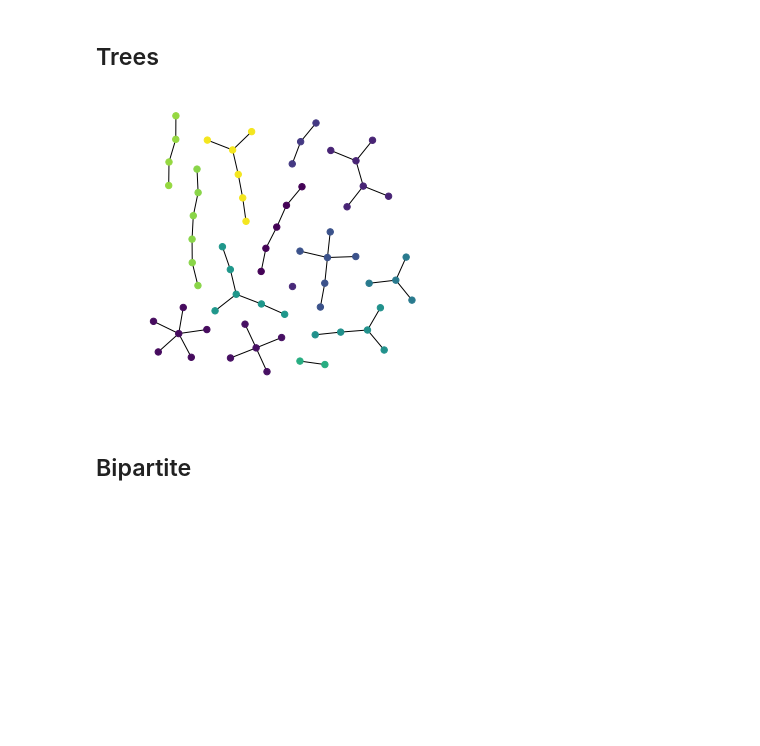
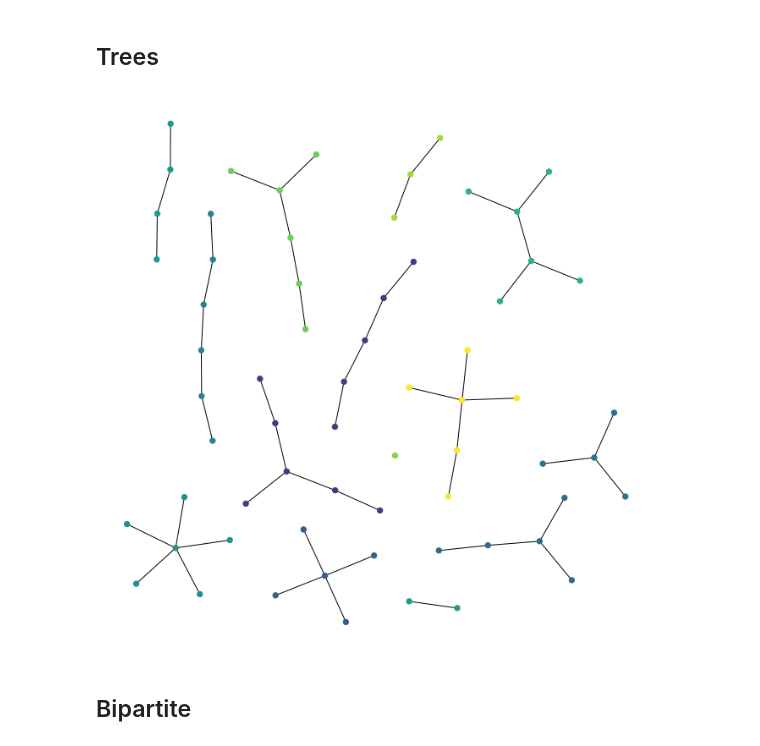
Before and after one commit to rvf0068/graph-classes-pictures, a Jupyter notebook: classes.ipynb, the cells around one changed output. Cells and saved outputs as stored; diff of their text form; code cells hidden in the pictures; blank space fills up the shorter version.

```diff
--- a/classes.ipynb
+++ b/classes.ipynb
@@ -39,10 +43,11 @@ def the_picture(criterion):
     plt.show()
 # %% [markdown]
 ## Trees
-# %%
-the_picture(nx.is_tree)
-# %% [output]
-[figure, removed]
+# %%
+plt.figure(figsize=(9,9))
+the_picture(nx.is_tree)
+# %% [output]
+[figure, added]
 # %% [markdown]
 ## Bipartite
 # %%
```
Also changed, not shown: parts of 6 cells of this notebook.
